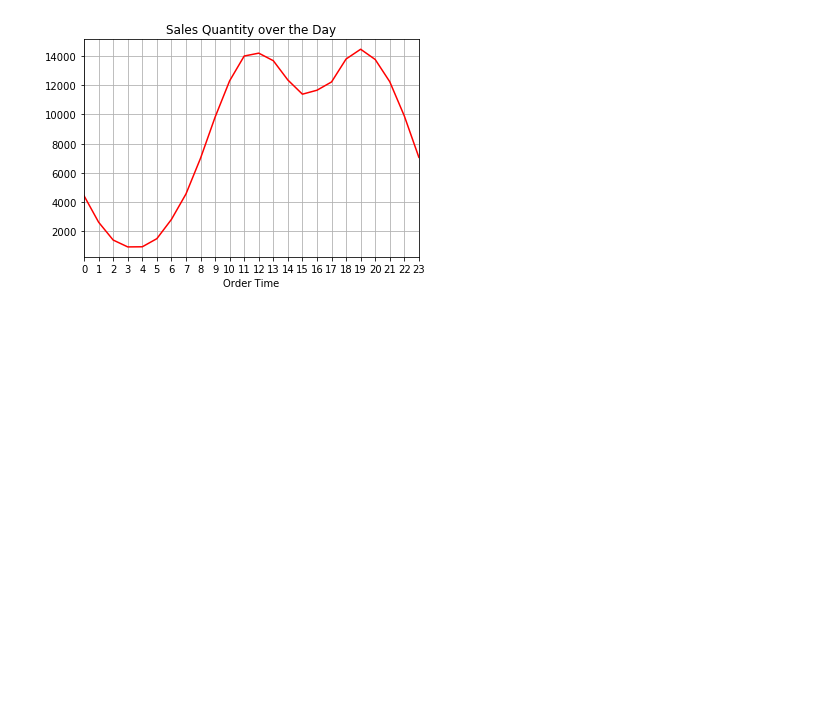
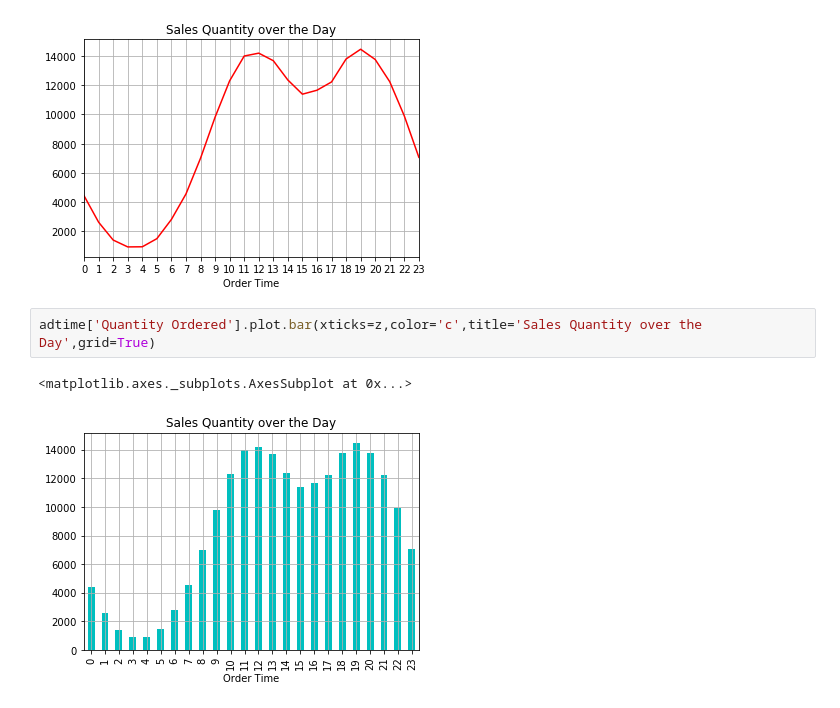
Before and after one commit to bipinyadu89/Pandas-Data-Science-Tasks, a Jupyter notebook: Sales Analysis.ipynb, the cells around one changed output. Cells and saved outputs as stored; diff of their text form; blank space fills up the shorter version.

```diff
--- a/Sales Analysis.ipynb
+++ b/Sales Analysis.ipynb
@@ -161,3 +161,8 @@ adtime['Quantity Ordered'].plot(xticks=z,color='r',title='Sales Quantity over th
 # %% [output]
 <matplotlib.axes._subplots.AxesSubplot at 0x...>
 [figure]
+# %%
+adtime['Quantity Ordered'].plot.bar(xticks=z,color='c',title='Sales Quantity over the Day',grid=True)
+# %% [output]
+<matplotlib.axes._subplots.AxesSubplot at 0x...>
+[figure, added]
```
